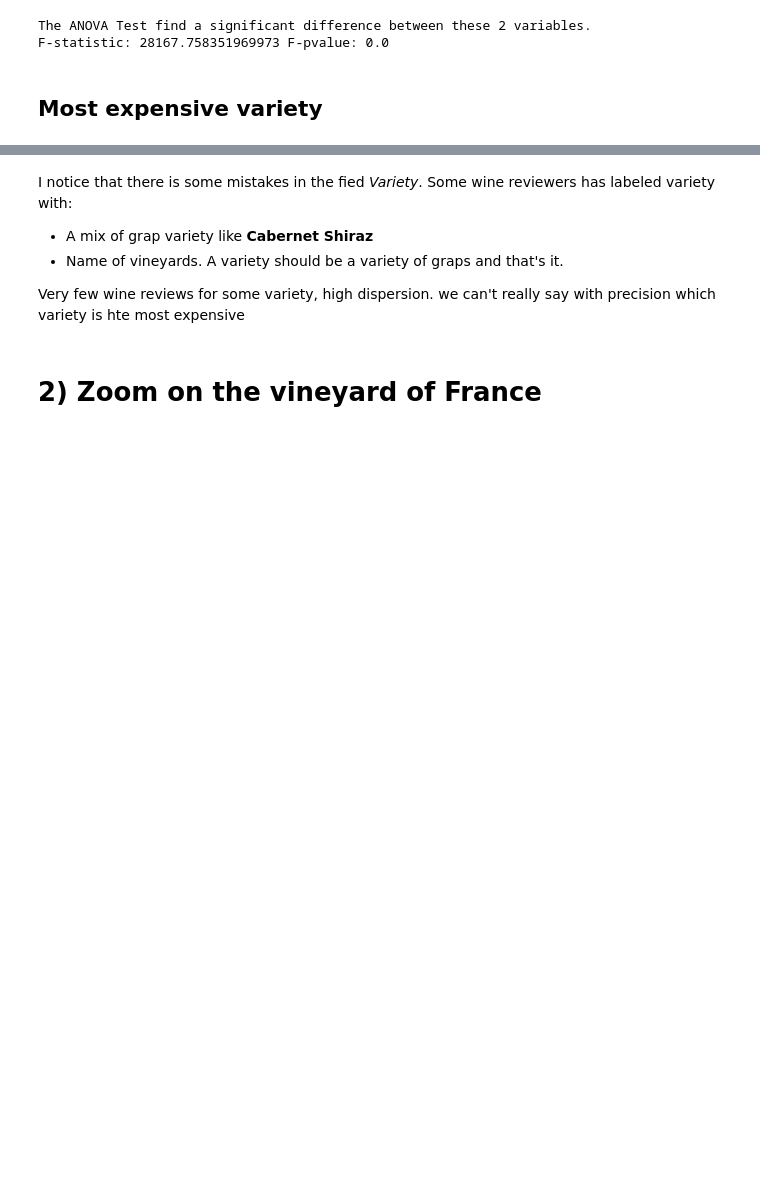
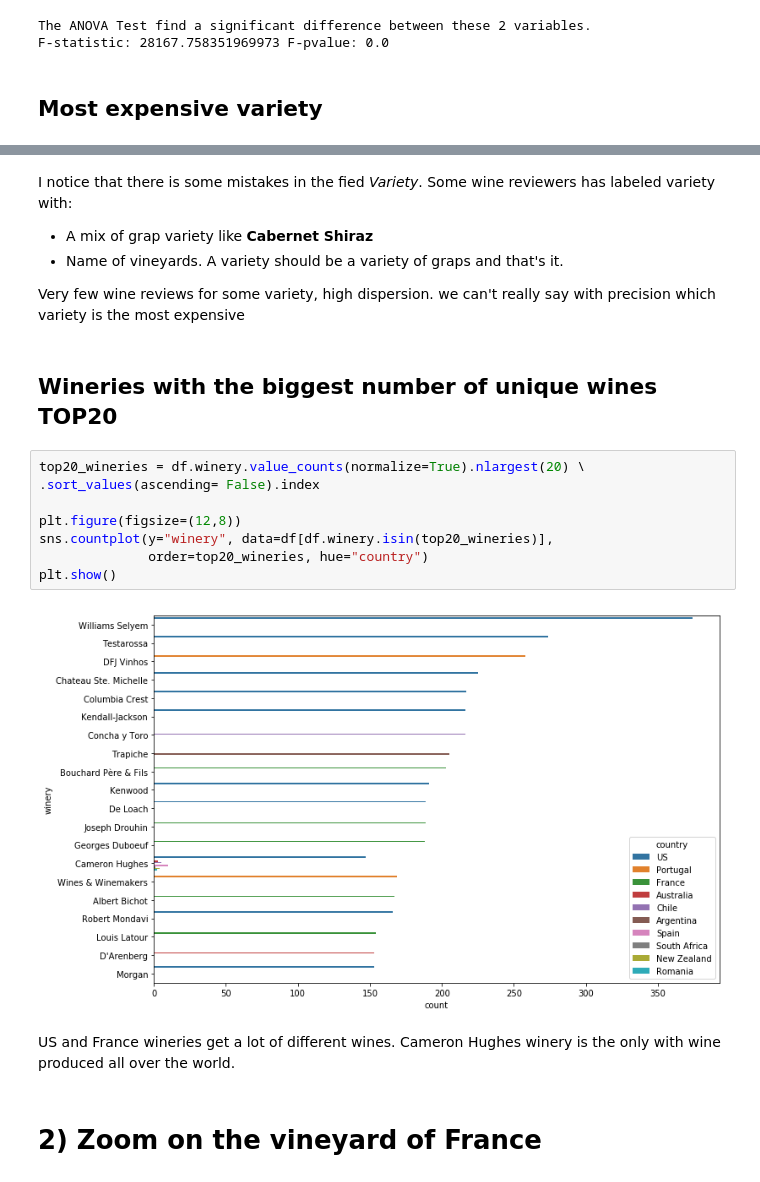
Before and after one commit to PierreCom/PierreCom.github.io, a Jupyter notebook: content/blog/Data_Analysis/Wine_Reviews.ipynb, the cells around one changed output, grey strips where cells are left out. Cells and saved outputs as stored; diff of their text form; blank space fills up the shorter version.

Commit message:
update wine review analysis

```diff
--- a/content/blog/Data_Analysis/Wine_Reviews.ipynb
+++ b/content/blog/Data_Analysis/Wine_Reviews.ipynb
@@ -233,7 +244,23 @@ I notice that there is some mistakes in the fied *Variety*. Some wine reviewers
 * Name of vineyards.
 A variety should be a variety of graps and that's it.
 
-Very few wine reviews for some variety, high dispersion. we can't really say with precision which variety is hte most expensive
+Very few wine reviews for some variety, high dispersion. we can't really say with precision which variety is the most expensive
+# %% [markdown]
+ <a id="1.6"></a>
+ ## Wineries with the biggest number of unique wines TOP20
+# %%
+top20_wineries = df.winery.value_counts(normalize=True).nlargest(20) \
+.sort_values(ascending= False).index
+
+plt.figure(figsize=(12,8))
+sns.countplot(y="winery", data=df[df.winery.isin(top20_wineries)],
+              order=top20_wineries, hue="country")
+plt.show()
+# %% [output]
+[figure, added]
+# %% [markdown]
+US and France wineries get a lot of different wines.
+Cameron Hughes winery is the only with wine produced all over the world.
 # %% [markdown]
  <a id="2"></a>
 # 2) Zoom on the vineyard of France
```
Also changed, not shown: parts of 29 cells of this notebook, 29 other files.
